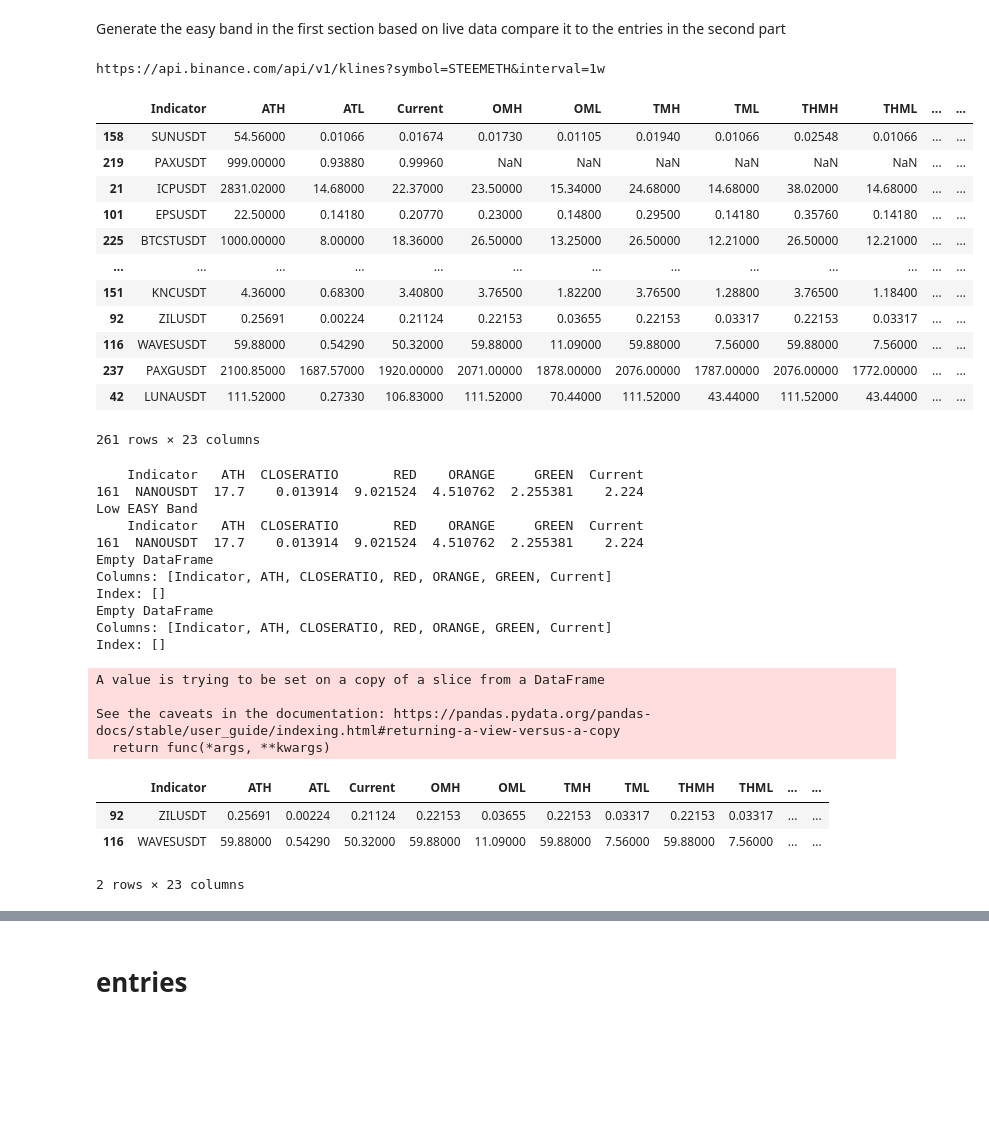
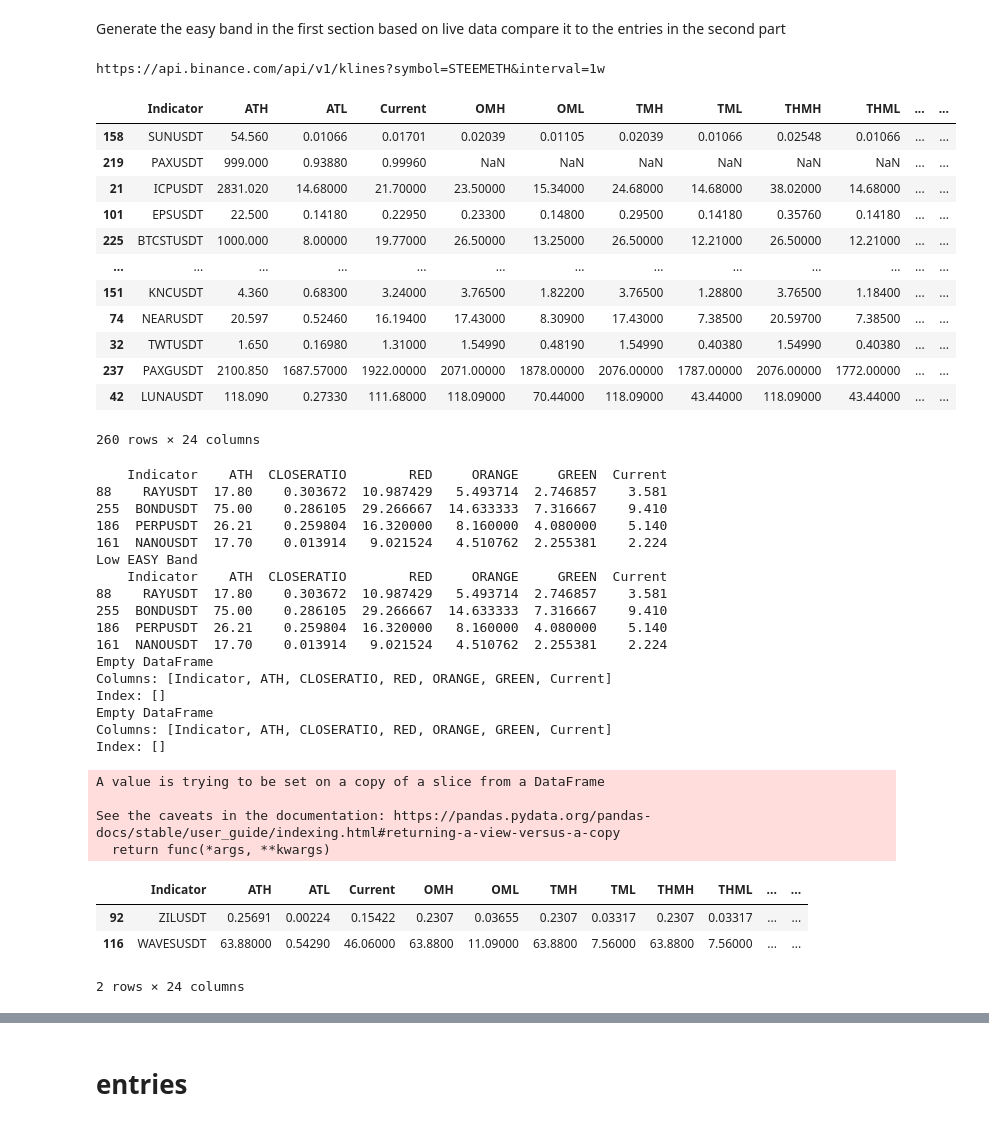
Before and after one commit to hjabbour/ML, a Jupyter notebook: Easyband-Entries.ipynb, the cells around one changed output, grey strips where cells are left out. Saved outputs shown, nothing was run; the diff lists cells and outputs as text; code cells hidden in the pictures; blank space fills up the shorter version.

```diff
--- a/Easyband-Entries.ipynb
+++ b/Easyband-Entries.ipynb
@@ -178,50 +178,51 @@ AllTime.OMH=AllTime.OMH.astype(float)
 AllTime.OML=AllTime.OML.astype(float)
 AllTime.TMH=AllTime.TMH.astype(float)
 AllTime.TML=AllTime.TML.astype(float)
 AllTime.THMH=AllTime.THMH.astype(float)
 AllTime.THML=AllTime.THML.astype(float)
 AllTime.dtypes
 
 AllTime['ALLTIME']=(AllTime['Current']/AllTime['ATH'])*100
 AllTime['MONTH']=(AllTime['Current']/AllTime['OMH'])*100
 AllTime['2MONTH']=(AllTime['Current']/AllTime['TMH'])*100
 AllTime['3MONTH']=(AllTime['Current']/AllTime['THMH'])*100
 AllTime['SMADIFF']= abs(AllTime['SMA21']- AllTime['SMA55'])
 AllTime['SMARATIO']= (AllTime['SMA21']/AllTime['SMA55'])
 AllTime['GREEN'] = (AllTime['SMA21'])/2
+AllTime['GREEN15'] = (AllTime['SMA21'])/1.5
 AllTime['ORANGE'] = (AllTime['SMA21'])
 AllTime['RED'] = (AllTime['SMA21'])*2
 AllTime['CLOSERATIO']= (abs(AllTime['Current']- AllTime['GREEN']))/AllTime['GREEN']
 
 
 
 AllTime.sort_values(by=['ALLTIME'],ascending=True,inplace = True)
 #AllTime.sort_values(by='ATH',ascending=False)
 #AllTime.to_csv("alltimeHL.csv", mode="w")
 #data.sort_values("Name", axis = 0, ascending = True,inplace = True, na_position ='last')
 
 ## Display the Data
 AllTime
 # %% [output]
 https://api.binance.com/api/v1/klines?symbol=STEEMETH&interval=1w
 |  | Indicator | ATH | ATL | Current | OMH | OML | TMH | TML | THMH | THML | ... | ... |
-| 158 | SUNUSDT | 54.56000 | 0.01066 | 0.01674 | 0.01730 | 0.01105 | 0.01940 | 0.01066 | 0.02548 | 0.01066 | ... | ... |
-| 219 | PAXUSDT | 999.00000 | 0.93880 | 0.99960 | NaN | NaN | NaN | NaN | NaN | NaN | ... | ... |
-| 21 | ICPUSDT | 2831.02000 | 14.68000 | 22.37000 | 23.50000 | 15.34000 | 24.68000 | 14.68000 | 38.02000 | 14.68000 | ... | ... |
-| 101 | EPSUSDT | 22.50000 | 0.14180 | 0.20770 | 0.23000 | 0.14800 | 0.29500 | 0.14180 | 0.35760 | 0.14180 | ... | ... |
-| 225 | BTCSTUSDT | 1000.00000 | 8.00000 | 18.36000 | 26.50000 | 13.25000 | 26.50000 | 12.21000 | 26.50000 | 12.21000 | ... | ... |
+| 158 | SUNUSDT | 54.560 | 0.01066 | 0.01701 | 0.02039 | 0.01105 | 0.02039 | 0.01066 | 0.02548 | 0.01066 | ... | ... |
+| 219 | PAXUSDT | 999.000 | 0.93880 | 0.99960 | NaN | NaN | NaN | NaN | NaN | NaN | ... | ... |
+| 21 | ICPUSDT | 2831.020 | 14.68000 | 21.70000 | 23.50000 | 15.34000 | 24.68000 | 14.68000 | 38.02000 | 14.68000 | ... | ... |
+| 101 | EPSUSDT | 22.500 | 0.14180 | 0.22950 | 0.23300 | 0.14800 | 0.29500 | 0.14180 | 0.35760 | 0.14180 | ... | ... |
+| 225 | BTCSTUSDT | 1000.000 | 8.00000 | 19.77000 | 26.50000 | 13.25000 | 26.50000 | 12.21000 | 26.50000 | 12.21000 | ... | ... |
 | ... | ... | ... | ... | ... | ... | ... | ... | ... | ... | ... | ... | ... |
-| 151 | KNCUSDT | 4.36000 | 0.68300 | 3.40800 | 3.76500 | 1.82200 | 3.76500 | 1.28800 | 3.76500 | 1.18400 | ... | ... |
-| 92 | ZILUSDT | 0.25691 | 0.00224 | 0.21124 | 0.22153 | 0.03655 | 0.22153 | 0.03317 | 0.22153 | 0.03317 | ... | ... |
-| 116 | WAVESUSDT | 59.88000 | 0.54290 | 50.32000 | 59.88000 | 11.09000 | 59.88000 | 7.56000 | 59.88000 | 7.56000 | ... | ... |
-| 237 | PAXGUSDT | 2100.85000 | 1687.57000 | 1920.00000 | 2071.00000 | 1878.00000 | 2076.00000 | 1787.00000 | 2076.00000 | 1772.00000 | ... | ... |
-| 42 | LUNAUSDT | 111.52000 | 0.27330 | 106.83000 | 111.52000 | 70.44000 | 111.52000 | 43.44000 | 111.52000 | 43.44000 | ... | ... |
+| 151 | KNCUSDT | 4.360 | 0.68300 | 3.24000 | 3.76500 | 1.82200 | 3.76500 | 1.28800 | 3.76500 | 1.18400 | ... | ... |
+| 74 | NEARUSDT | 20.597 | 0.52460 | 16.19400 | 17.43000 | 8.30900 | 17.43000 | 7.38500 | 20.59700 | 7.38500 | ... | ... |
+| 32 | TWTUSDT | 1.650 | 0.16980 | 1.31000 | 1.54990 | 0.48190 | 1.54990 | 0.40380 | 1.54990 | 0.40380 | ... | ... |
+| 237 | PAXGUSDT | 2100.850 | 1687.57000 | 1922.00000 | 2071.00000 | 1878.00000 | 2076.00000 | 1787.00000 | 2076.00000 | 1772.00000 | ... | ... |
+| 42 | LUNAUSDT | 118.090 | 0.27330 | 111.68000 | 118.09000 | 70.44000 | 118.09000 | 43.44000 | 118.09000 | 43.44000 | ... | ... |
-261 rows × 23 columns
+260 rows × 24 columns
 # %%
 #drop = AllTime.loc[(AllTime['RSI'] < 30)& (AllTime['STRSI'] < 0.1)]
 #drop = AllTime.loc[(AllTime['SMARATIO'] <  1.05 ) &(AllTime['SMARATIO'] > 0.95)& (AllTime['ALLTIME'] <70) ]
 #drop = AllTime.loc[(AllTime['Current'] <= AllTime['SMA21'])]
-drop = AllTime.loc[(AllTime['Current'] <= AllTime['SMA21']/1.85)]
+drop = AllTime.loc[(AllTime['Current'] <= AllTime['SMA21']/1.5)]
 
 #drop = AllTime.loc[(AllTime['SMARATIO'] <  1 ) &(AllTime['SMARATIO'] > 0.95) & (AllTime['ALLTIME'] <70)]
 
@@ -243,11 +244,17 @@ print(display.iloc[0:60,0:14])
 print(display.iloc[60:110,])
 print(display.iloc[110:160,])
 # %% [output]
-    Indicator   ATH  CLOSERATIO       RED    ORANGE     GREEN  Current
-161  NANOUSDT  17.7    0.013914  9.021524  4.510762  2.255381    2.224
+    Indicator    ATH  CLOSERATIO        RED     ORANGE     GREEN  Current
+88    RAYUSDT  17.80    0.303672  10.987429   5.493714  2.746857    3.581
+255  BONDUSDT  75.00    0.286105  29.266667  14.633333  7.316667    9.410
+186  PERPUSDT  26.21    0.259804  16.320000   8.160000  4.080000    5.140
+161  NANOUSDT  17.70    0.013914   9.021524   4.510762  2.255381    2.224
 Low EASY Band
-    Indicator   ATH  CLOSERATIO       RED    ORANGE     GREEN  Current
-161  NANOUSDT  17.7    0.013914  9.021524  4.510762  2.255381    2.224
+    Indicator    ATH  CLOSERATIO        RED     ORANGE     GREEN  Current
+88    RAYUSDT  17.80    0.303672  10.987429   5.493714  2.746857    3.581
+255  BONDUSDT  75.00    0.286105  29.266667  14.633333  7.316667    9.410
+186  PERPUSDT  26.21    0.259804  16.320000   8.160000  4.080000    5.140
+161  NANOUSDT  17.70    0.013914   9.021524   4.510762  2.255381    2.224
 Empty DataFrame
 Columns: [Indicator, ATH, CLOSERATIO, RED, ORANGE, GREEN, Current]
 Index: []
@@ -266,9 +273,9 @@ redband = AllTime.loc[(AllTime['Current'] >= 2*AllTime['SMA21'])]
 redband
 # %% [output]
 |  | Indicator | ATH | ATL | Current | OMH | OML | TMH | TML | THMH | THML | ... | ... |
-| 92 | ZILUSDT | 0.25691 | 0.00224 | 0.21124 | 0.22153 | 0.03655 | 0.22153 | 0.03317 | 0.22153 | 0.03317 | ... | ... |
-| 116 | WAVESUSDT | 59.88000 | 0.54290 | 50.32000 | 59.88000 | 11.09000 | 59.88000 | 7.56000 | 59.88000 | 7.56000 | ... | ... |
+| 92 | ZILUSDT | 0.25691 | 0.00224 | 0.15422 | 0.2307 | 0.03655 | 0.2307 | 0.03317 | 0.2307 | 0.03317 | ... | ... |
+| 116 | WAVESUSDT | 63.88000 | 0.54290 | 46.06000 | 63.8800 | 11.09000 | 63.8800 | 7.56000 | 63.8800 | 7.56000 | ... | ... |
-2 rows × 23 columns
+2 rows × 24 columns
 # %%
 ## band to sell in down trends
 orangeband = AllTime.loc[(AllTime['Current'] >= AllTime['SMA21'])]
```
Also changed, not shown: parts of 13 cells of this notebook, 3 other files.
